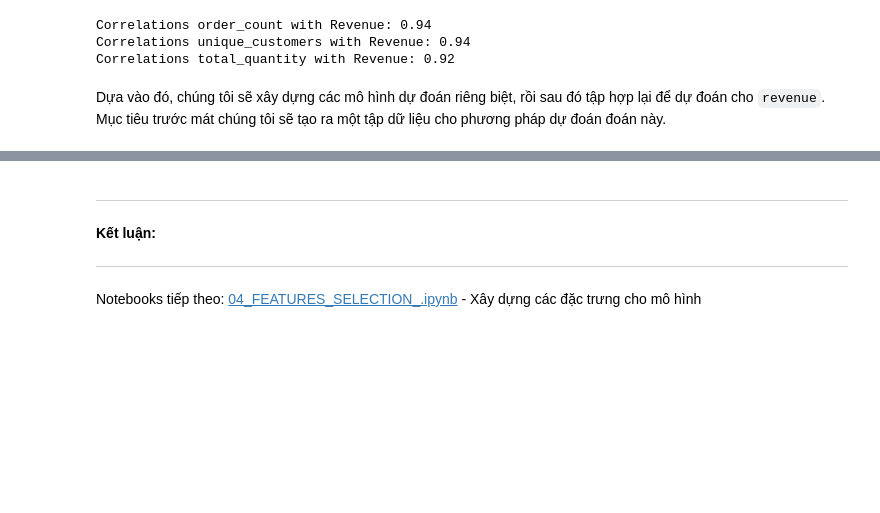
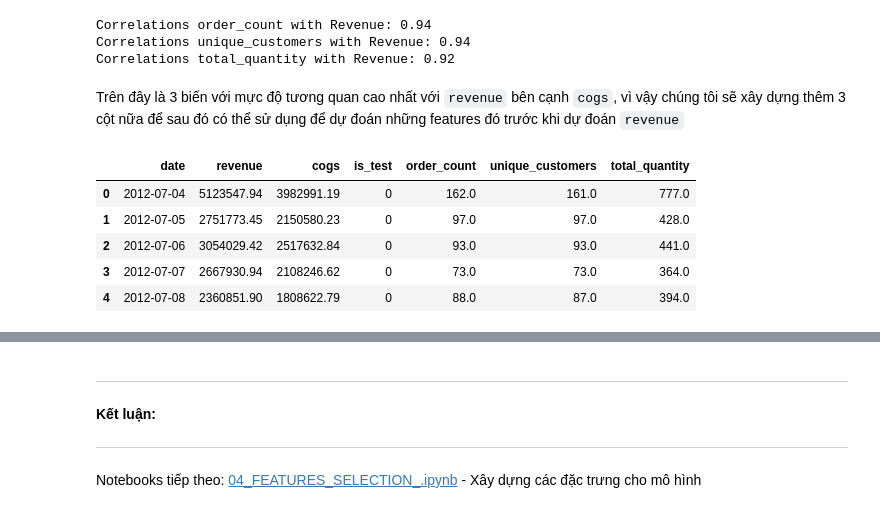
Before and after one commit to anhthu0910/vimchanhxa-datathon, a Jupyter notebook: notebooks/03_METHODS_.ipynb, the cells around one changed output, grey strips where cells are left out. Drawn from its saved outputs; the diff is of its cells as text; code cells hidden in the pictures; blank space fills up the shorter version.

```diff
--- a/notebooks/03_METHODS_.ipynb
+++ b/notebooks/03_METHODS_.ipynb
@@ -144,5 +144,16 @@ for col in ["order_count", "unique_customers", "total_quantity"]:
 Correlations order_count with Revenue: 0.94
 Correlations unique_customers with Revenue: 0.94
 Correlations total_quantity with Revenue: 0.92
-# %% [markdown]
-Dựa vào đó, chúng tôi sẽ xây dựng các mô hình dự đoán riêng biệt, rồi sau đó tập hợp lại để dự đoán cho `revenue`. Mục tiêu trước mát chúng tôi sẽ tạo ra một tập dữ liệu cho phương pháp dự đoán đoán này.
+# %% [markdown]
+Trên đây là 3 biến với mực độ tương quan cao nhất với `revenue` bên cạnh `cogs`, vì vậy chúng tôi sẽ xây dựng thêm 3 cột nữa để sau đó có thể sử dụng để dự đoán những features đó trước khi dự đoán `revenue`
+# %%
+df = pd.merge(df, df_daily_revenue, left_on='date', right_on='order_date', how='left')
+df = df.drop(columns=['order_date'])
+df.head()
+# %% [output]
+|  | date | revenue | cogs | is_test | order_count | unique_customers | total_quantity |
+| 0 | 2012-07-04 | 5123547.94 | 3982991.19 | 0 | 162.0 | 161.0 | 777.0 |
+| 1 | 2012-07-05 | 2751773.45 | 2150580.23 | 0 | 97.0 | 97.0 | 428.0 |
+| 2 | 2012-07-06 | 3054029.42 | 2517632.84 | 0 | 93.0 | 93.0 | 441.0 |
+| 3 | 2012-07-07 | 2667930.94 | 2108246.62 | 0 | 73.0 | 73.0 | 364.0 |
+| 4 | 2012-07-08 | 2360851.90 | 1808622.79 | 0 | 88.0 | 87.0 | 394.0 |
```
Also changed, not shown: parts of 5 cells of this notebook.
